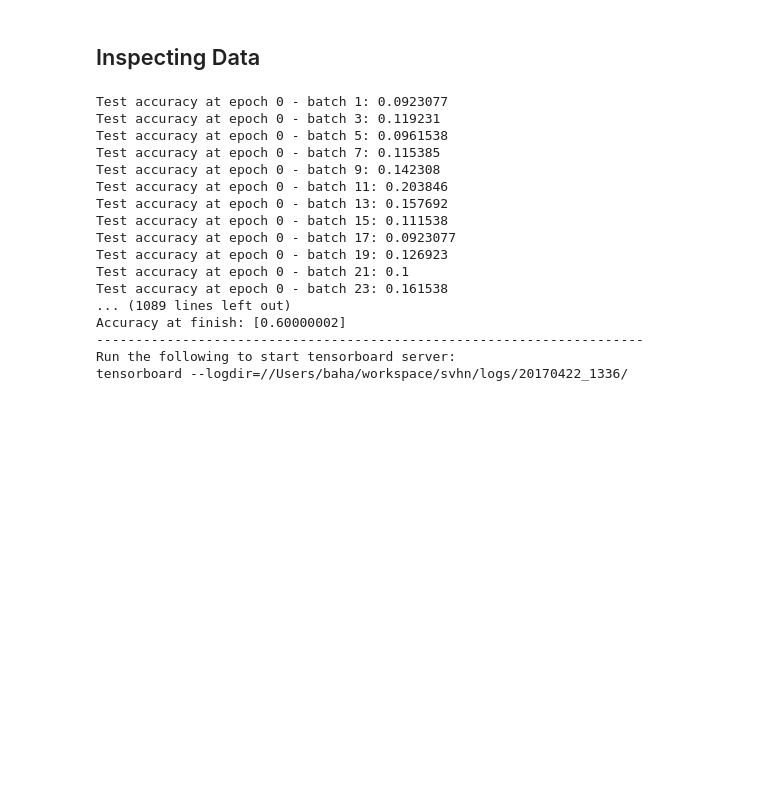
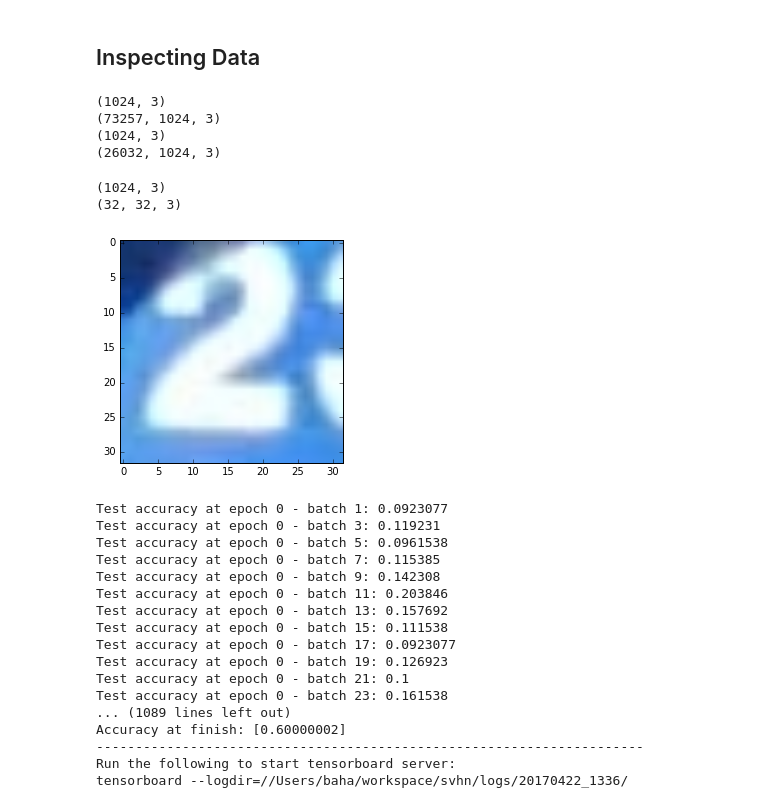
Before and after one commit to baha-nur/cnn_svhn, a Jupyter notebook: Full Model with batch norm.ipynb, the cells around one changed output. Cells and saved outputs as stored; diff of their text form; code cells hidden in the pictures; blank space fills up the shorter version.

```diff
--- a/Full Model with batch norm.ipynb
+++ b/Full Model with batch norm.ipynb
@@ -19,10 +19,10 @@ input_channels = svhn_train.images.shape[2]
 image_size = int(np.sqrt(svhn_train.images.shape[1]))
 n_classes = 10 # total classes (0-9 digits)
 
-# print svhn_train.images[0].shape
-# print svhn_train.images.shape
-# print svhn_test.images[0].shape
-# print svhn_test.images.shape
+print svhn_train.images[0].shape
+print svhn_train.images.shape
+print svhn_test.images[0].shape
+print svhn_test.images.shape
 
 # per_img_means = svhn_train.images.mean(axis=1)
 # # per_img_norm = svhn_train.images - per_img_means[:, np.newaxis, :]
@@ -42,6 +42,30 @@ n_classes = 10 # total classes (0-9 digits)
 # #     img_s = img_s.reshape([32,32,3])
 # #     imgplot = plt.imshow(img_s)
 # #     plt.show()
+# %% [output]
+(1024, 3)
+(73257, 1024, 3)
+(1024, 3)
+(26032, 1024, 3)
+# %%
+fig = plt.figure()
+ax = fig.add_subplot(1,1,1)
+
+img = svhn_train.images[2]
+print img.shape
+img = img.reshape([32,32,3])
+print img.shape
+imgplot = plt.imshow(img, cmap='gray')
+plt.show()
+
+#     img_s = per_img_norm[i]
+#     img_s = img_s.reshape([32,32,3])
+#     imgplot = plt.imshow(img_s)
+#     plt.show()
+# %% [output]
+(1024, 3)
+(32, 32, 3)
+[figure, added]
 # %%
 ##########################################
 ##                                      ##
```
Also changed, not shown: parts of 1 cell of this notebook, 4 other files.
